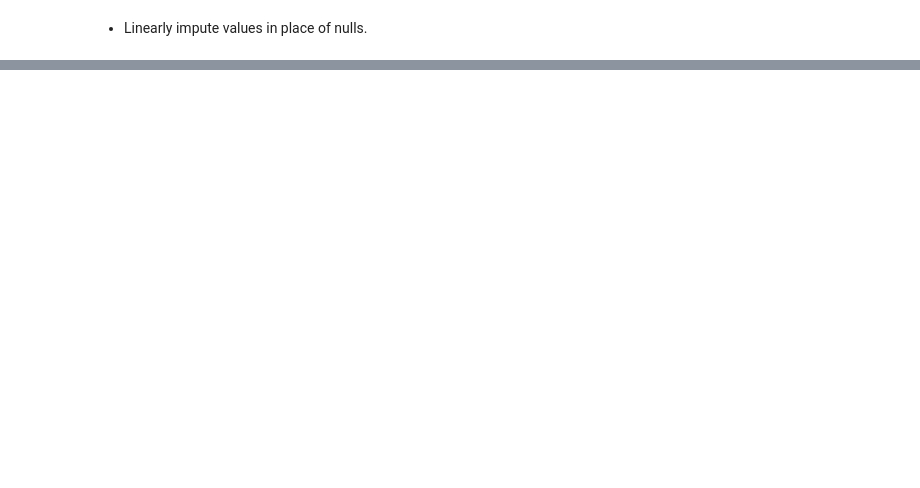
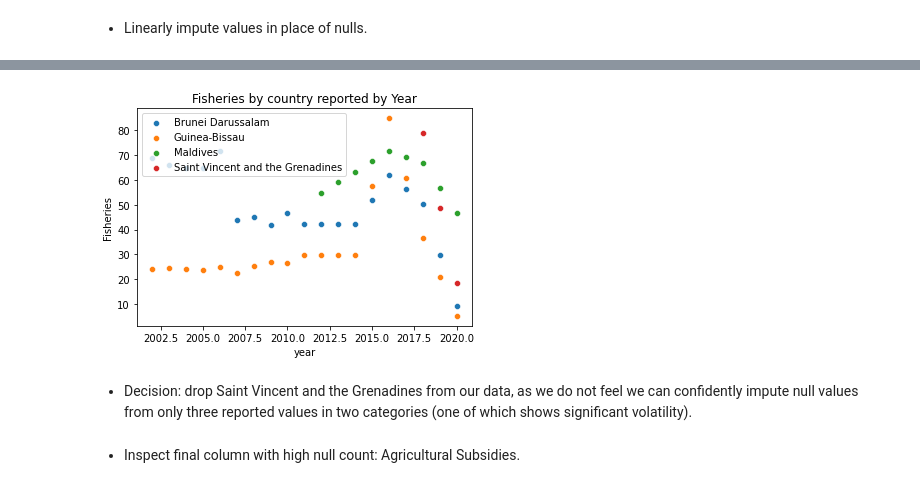
Before and after one commit to Avanyali/EPIDemographicModel, a Jupyter notebook: Step2_DataCleaning&Exploration.ipynb, the cells around one changed output, grey strips where cells are left out. Saved outputs shown, nothing was run; the diff lists cells and outputs as text; code cells hidden in the pictures; blank space fills up the shorter version.

```diff
--- a/Step2_DataCleaning&Exploration.ipynb
+++ b/Step2_DataCleaning&Exploration.ipynb
@@ -186,0 +158,11 @@ nulls solved!
+# %%
+for country in anomalies:
+    sns.scatterplot(data = epi[epi['country_name'] == country], x = 'year', y = 'Fisheries')
+
+plt.legend(anomalies)
+plt.title("Fisheries by country reported by Year")
+plt.show()
+# %% [output]
+[figure, added]
+# %% [markdown]
+- Decision: drop Saint Vincent and the Grenadines from our data, as we do not feel we can confidently impute null values from only three reported values in two categories (one of which shows significant volatility).
@@ -186,0 +171,2 @@ nulls solved!
+# %% [markdown]
+- Inspect final column with high null count: Agricultural Subsidies.
```
Also changed, not shown: parts of 77 cells of this notebook.
